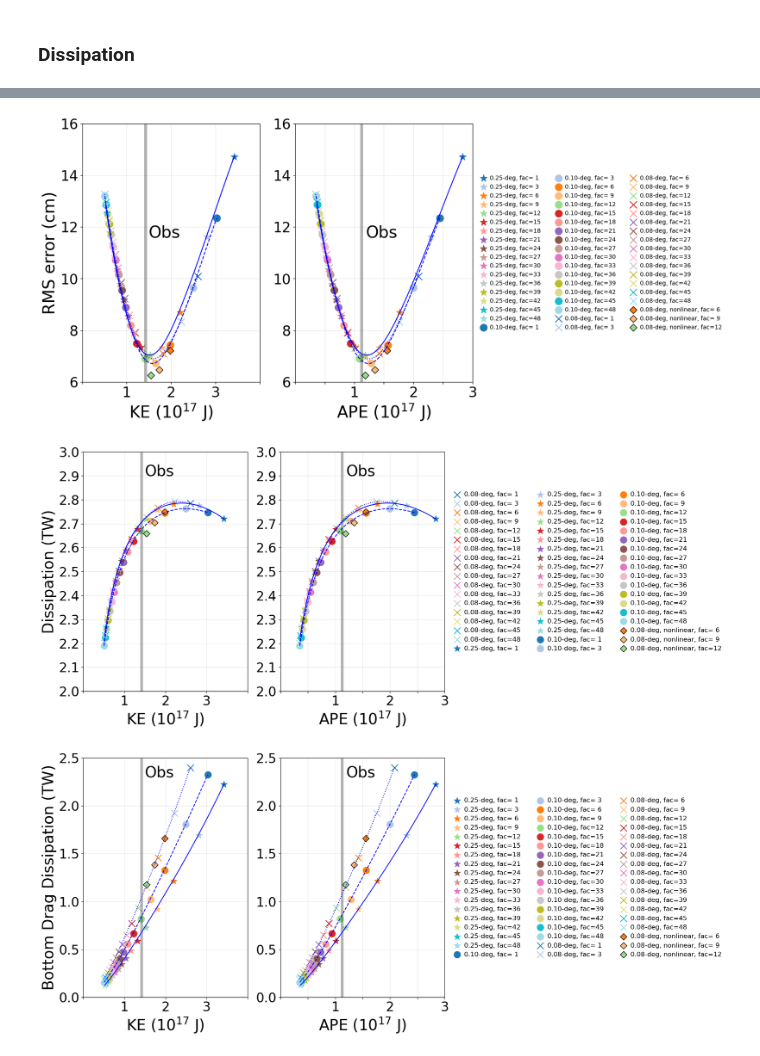
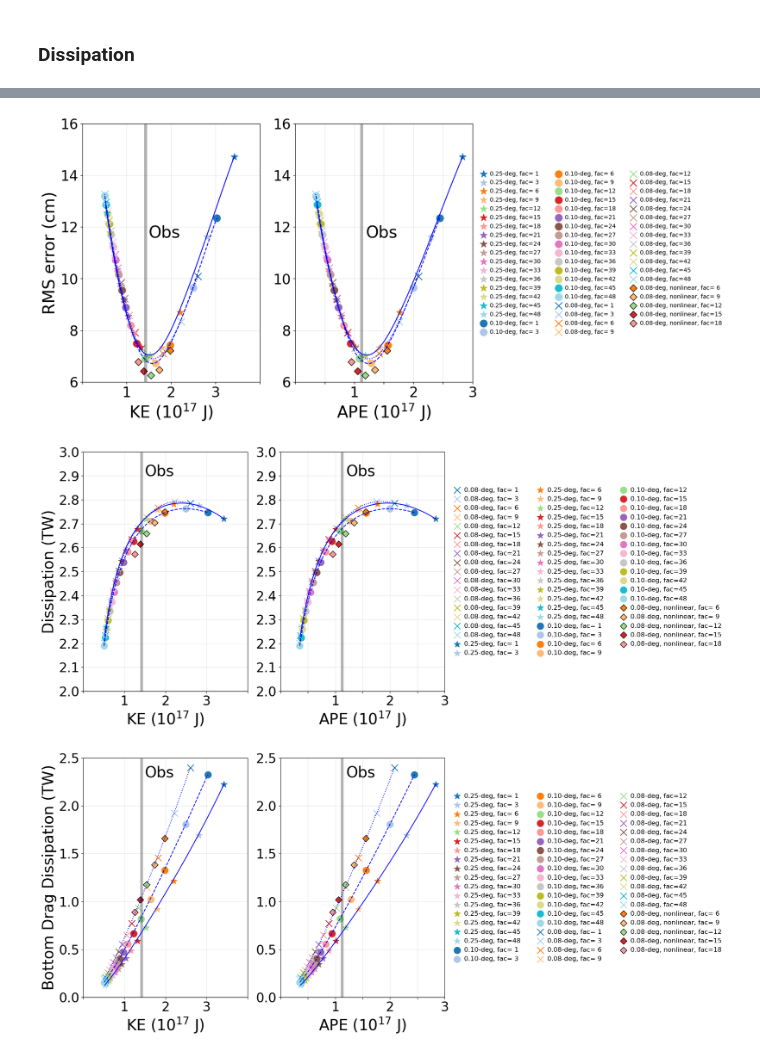
Before and after one commit to luweiyang/MOM6_global_tide_only, a Jupyter notebook: evaluate/plot_KE_APE_RMSE_Dissip_sigma.ipynb, the cells around one changed output, grey strips where cells are left out. Cells and saved outputs as stored; diff of their text form; code cells hidden in the pictures.

```diff
--- a/evaluate/plot_KE_APE_RMSE_Dissip_sigma.ipynb
+++ b/evaluate/plot_KE_APE_RMSE_Dissip_sigma.ipynb
@@ -215,3 +211,9 @@ sigma_008_non = np.full((3),np.nan)
+# %%
+RMSE_008_non = np.full((5),np.nan)
+dissip_008_non = np.full((5),np.nan)
+perc_008_non = np.full((5),np.nan)
+cdrag_008_non = np.full((5),np.nan)
+sigma_008_non = np.full((5),np.nan)
 # %% [markdown]
 ### Dissipation
 # %%
@@ -241,7 +243,7 @@ for i in range(17):
     dissip_008[i] = global_cdrag + global_sigma
     perc_008[i] = global_sigma/(global_cdrag + global_sigma)
 # %%
-for i in range(3):
+for i in range(5):
     dir_sig = '/g/data/nm03/lxy581/evaluate/dissip/M2_dissip_008_sigma_nonlinear_x%02d.nc'%((i+2)*3)
     data = xr.open_dataset(dir_sig)
 
@@ -279,7 +281,7 @@ for i in range(17):
     c = np.sqrt(np.nansum(data.ele_err_pha**2 * area_008)/np.nansum(area_008))*100
     RMSE_008[i] = np.sqrt(b**2 + c**2)
 # %%
-for i in range(3):
+for i in range(5):
     dir_sig = '/g/data/nm03/lxy581/evaluate/amp_phase/MOM6_008_SAH_M2_sigma_nonlinear_x%02d_RMSE_decomp.nc'%((i+2)*3)
     data = xr.open_dataset(dir_sig)
     b = np.sqrt(np.nansum(data.ele_err_amp**2 * area_008)/np.nansum(area_008))*100
@@ -361,7 +365,7 @@ for I, ax in enumerate(axs):
             ax.scatter(mKE_025[i],RMSE_025[i],s=marker_size,c=colors[i],marker='*',edgecolor=colors[i])
             ax.scatter(mKE_01[i],RMSE_01[i],s=marker_size,c=colors[i],marker='o',edgecolor=colors[i])
             ax.scatter(mKE_008[i],RMSE_008[i],s=marker_size,c=colors[i],marker='x',edgecolor=colors[i])
-        for i in range(3):
+        for i in range(5):
             ax.scatter(mKE_008_non[i],RMSE_008_non[i],s=marker_size/2,c=colors[i+2],marker='D',edgecolor='k')
 
         ax.grid(True,alpha=0.3)
@@ -383,7 +387,7 @@ for I, ax in enumerate(axs):
             ax.scatter(mAPE_01[i],RMSE_01[i],s=marker_size,c=colors[i],marker='o',edgecolor=colors[i],label='0.10-deg, fac=%2d'%fac[i])
         for i in range(17):
             ax.scatter(mAPE_008[i],RMSE_008[i],s=marker_size,c=colors[i],marker='x',edgecolor=colors[i],label='0.08-deg, fac=%2d'%fac[i])
-        for i in range(3):
+        for i in range(5):
             ax.scatter(mAPE_008_non[i],RMSE_008_non[i],s=marker_size/2,c=colors[i+2],marker='D',edgecolor='k',label='0.08-deg, nonlinear, fac=%2d'%((i+2)*3))
         ax.grid(True,alpha=0.3)
 
@@ -391,7 +395,7 @@ for I, ax in enumerate(axs):
 
 plt.savefig('/g/data/nm03/lxy581/evaluate/tuning/SAL_SAH_masked_TPXO_M2_008_01_025_KE_APE_RMSE.png', dpi=600, bbox_inches='tight')
 # %% [output]
-[figure, old version]
+[figure, new version]
 # %%
 fig = plt.figure(figsize=(12, 8))
 axs = []
@@ -448,36 +452,36 @@ for I, ax in enumerate(axs):
             ax.scatter(mKE_025[i],dissip_025[i],s=marker_size,c=colors[i],marker='*',edgecolor=colors[i])
             ax.scatter(mKE_01[i],dissip_01[i],s=marker_size,c=colors[i],marker='o',edgecolor=colors[i])
             ax.scatter(mKE_008[i],dissip_008[i],s=marker_size,c=colors[i],marker='x',edgecolor=colors[i])
-        for i in range(3):
+        for i in range(5):
             ax.scatter(mKE_008_non[i],dissip_008_non[i],s=marker_size/2,c=colors[i+2],marker='D',edgecolor='k')
         ax.grid(True,alpha=0.3)
 
     if I==1:
         ax.set_xlim(0e+17,3e+17)
         ax.set_xticks(np.arange(0e+17,3.5e+17,0.5e+17))
         ax.set_xticklabels(['','','1','','2','','3'])
         ax.set_xlabel('APE (10$^{17}$ J)',fontsize=28)
         ax.text(1.2e+17,2.9,'Obs',fontsize=28)
         ax.plot([mAPE_TPXO,mAPE_TPXO],[0,3],'k',linewidth=5,alpha=0.3)
         ax.plot(ape_smooth_025, dissip_smooth_025, color='b')
         ax.plot(ape_smooth_01, dissip_smooth_01, color='b',linestyle='--')
         ax.plot(ape_smooth_008, dissip_smooth_008, color='b',linestyle=':')
 
         for i in range(17):
             ax.scatter(mAPE_008[i],dissip_008[i],s=marker_size,c=colors[i],marker='x',edgecolor=colors[i],label='0.08-deg, fac=%2d'%fac[i])
         for i in range(17):
             ax.scatter(mAPE_025[i],dissip_025[i],s=marker_size,c=colors[i],marker='*',edgecolor=colors[i],label='0.25-deg, fac=%2d'%fac[i])
         for i in range(17):
             ax.scatter(mAPE_01[i],dissip_01[i],s=marker_size,c=colors[i],marker='o',edgecolor=colors[i],label='0.10-deg, fac=%2d'%fac[i])
-        for i in range(3):
+        for i in range(5):
             ax.scatter(mAPE_008_non[i],dissip_008_non[i],s=marker_size/2,c=colors[i+2],marker='D',edgecolor='k',label='0.08-deg, nonlinear, fac=%2d'%((i+2)*3))
         ax.grid(True,alpha=0.3)
 
         ax.legend(loc='center left',bbox_to_anchor=(1,0.5),fontsize=12,ncol=3,handletextpad=0.1,frameon=False)
 
 plt.savefig('/g/data/nm03/lxy581/evaluate/tuning/SAL_SAH_masked_TPXO_M2_008_01_025_KE_APE_dissip.png', dpi=600, bbox_inches='tight')
 # %% [output]
-[figure, old version]
+[figure, new version]
 # %%
 fig = plt.figure(figsize=(12, 8))
 axs = []
@@ -533,7 +537,7 @@ for I, ax in enumerate(axs):
             ax.scatter(mKE_025[i],cdrag_025[i],s=marker_size,c=colors[i],marker='*',edgecolor=colors[i])
             ax.scatter(mKE_01[i],cdrag_01[i],s=marker_size,c=colors[i],marker='o',edgecolor=colors[i])
             ax.scatter(mKE_008[i],cdrag_008[i],s=marker_size,c=colors[i],marker='x',edgecolor=colors[i])
-        for i in range(3):
+        for i in range(5):
             ax.scatter(mKE_008_non[i],cdrag_008_non[i],s=marker_size/2,c=colors[i+2],marker='D',edgecolor='k')
         ax.grid(True,alpha=0.3)
 
@@ -554,7 +558,7 @@ for I, ax in enumerate(axs):
             ax.scatter(mAPE_01[i],cdrag_01[i],s=marker_size,c=colors[i],marker='o',edgecolor=colors[i],label='0.10-deg, fac=%2d'%fac[i])
         for i in range(17):
             ax.scatter(mAPE_008[i],cdrag_008[i],s=marker_size,c=colors[i],marker='x',edgecolor=colors[i],label='0.08-deg, fac=%2d'%fac[i])
-        for i in range(3):
+        for i in range(5):
             ax.scatter(mAPE_008_non[i],cdrag_008_non[i],s=marker_size/2,c=colors[i+2],marker='D',edgecolor='k',label='0.08-deg, nonlinear, fac=%2d'%((i+2)*3))
         ax.grid(True,alpha=0.3)
 
@@ -562,7 +566,7 @@ for I, ax in enumerate(axs):
 
 plt.savefig('/g/data/nm03/lxy581/evaluate/tuning/SAL_SAH_masked_TPXO_M2_008_01_025_KE_APE_dissip_cdrag.png', dpi=600, bbox_inches='tight')
 # %% [output]
-[figure, old version]
+[figure, new version]
 # %%
 fig = plt.figure(figsize=(12, 8))
 axs = []
```
Also changed, not shown: parts of 14 cells of this notebook.
